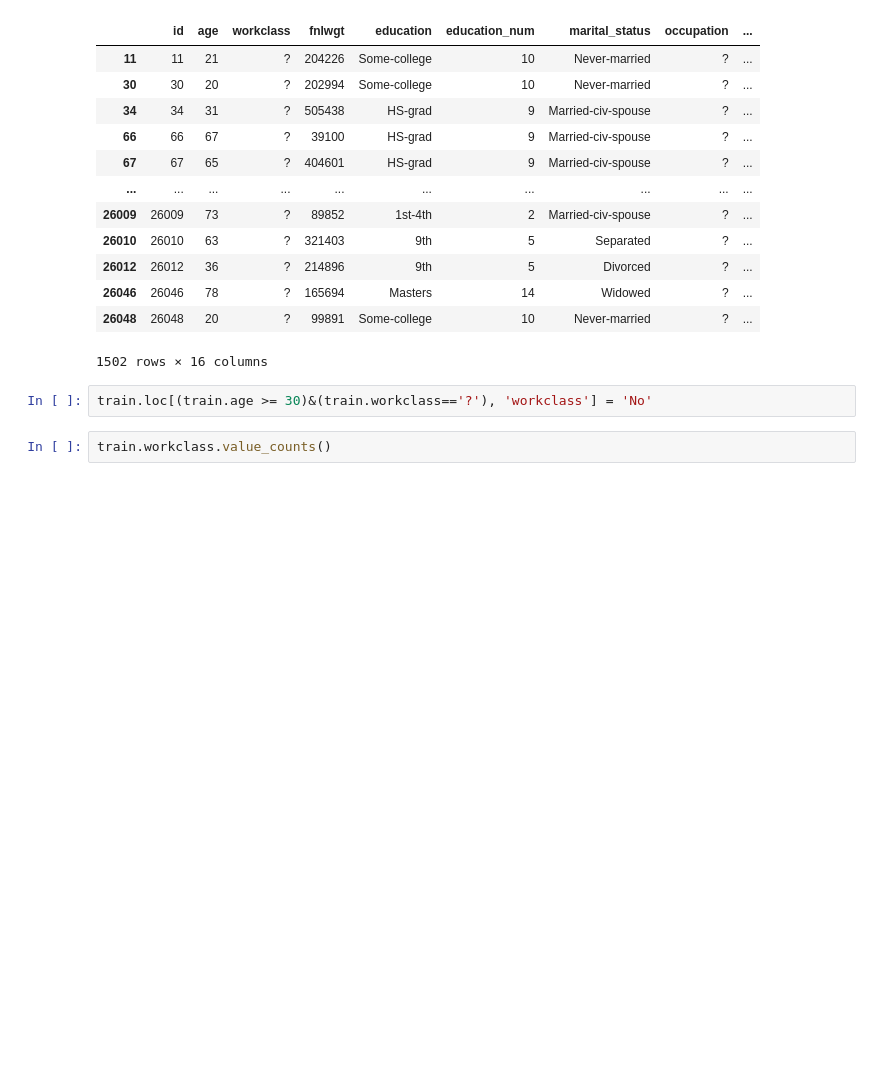
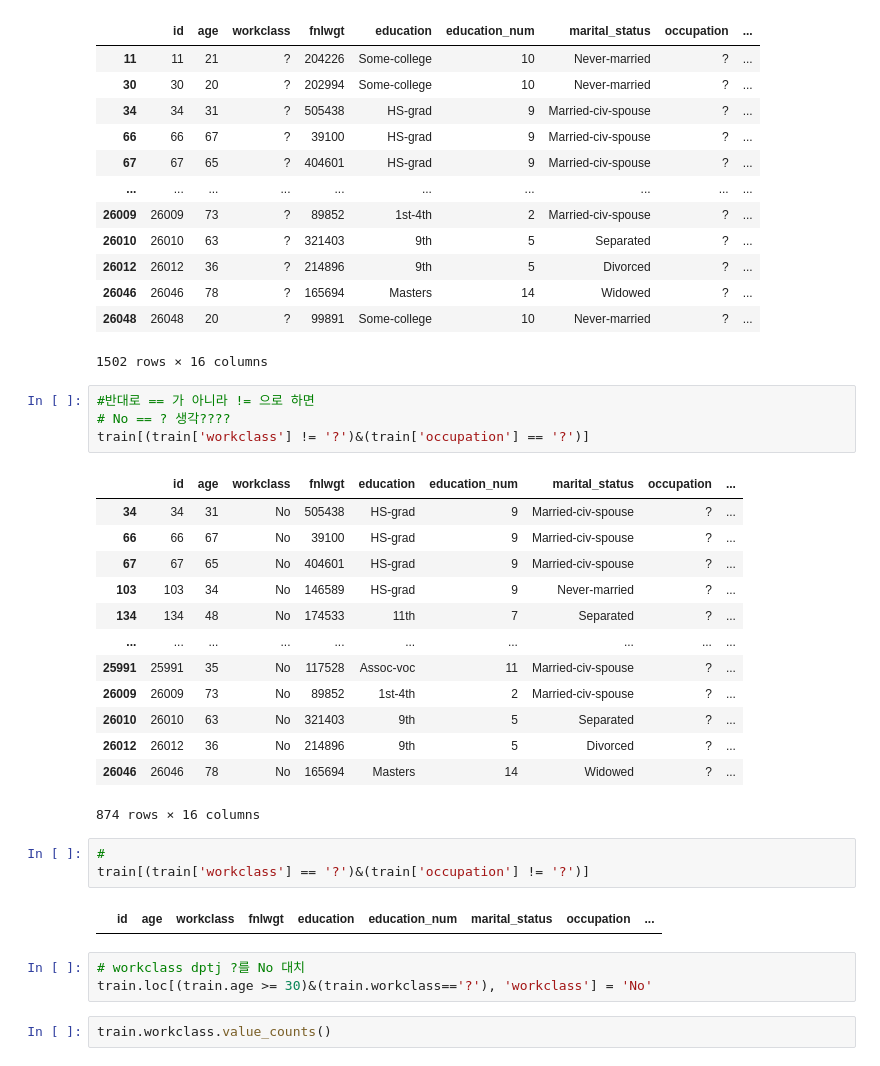
Before and after one commit to Kwangbin/Keras_Basic, a Jupyter notebook: kaggle_sk_001.ipynb, the cells around one changed output. Drawn from its saved outputs; the diff is of its cells as text; blank space fills up the shorter version.

```diff
--- a/kaggle_sk_001.ipynb
+++ b/kaggle_sk_001.ipynb
@@ -452,7 +452,31 @@ train[(train['workclass'] == '?')&(train['occupation'] == '?')]
 | 26046 | 26046 | 78 | ? | 165694 | Masters | 14 | Widowed | ? | ... |
 | 26048 | 26048 | 20 | ? | 99891 | Some-college | 10 | Never-married | ? | ... |
 1502 rows × 16 columns
+# %%
+#반대로 == 가 아니라 != 으로 하면
+# No == ? 생각????
+train[(train['workclass'] != '?')&(train['occupation'] == '?')]
+# %% [output]
+|  | id | age | workclass | fnlwgt | education | education_num | marital_status | occupation | ... |
+| 34 | 34 | 31 | No | 505438 | HS-grad | 9 | Married-civ-spouse | ? | ... |
+| 66 | 66 | 67 | No | 39100 | HS-grad | 9 | Married-civ-spouse | ? | ... |
+| 67 | 67 | 65 | No | 404601 | HS-grad | 9 | Married-civ-spouse | ? | ... |
+| 103 | 103 | 34 | No | 146589 | HS-grad | 9 | Never-married | ? | ... |
+| 134 | 134 | 48 | No | 174533 | 11th | 7 | Separated | ? | ... |
+| ... | ... | ... | ... | ... | ... | ... | ... | ... | ... |
+| 25991 | 25991 | 35 | No | 117528 | Assoc-voc | 11 | Married-civ-spouse | ? | ... |
+| 26009 | 26009 | 73 | No | 89852 | 1st-4th | 2 | Married-civ-spouse | ? | ... |
+| 26010 | 26010 | 63 | No | 321403 | 9th | 5 | Separated | ? | ... |
+| 26012 | 26012 | 36 | No | 214896 | 9th | 5 | Divorced | ? | ... |
+| 26046 | 26046 | 78 | No | 165694 | Masters | 14 | Widowed | ? | ... |
+874 rows × 16 columns
+# %%
+#
+train[(train['workclass'] == '?')&(train['occupation'] != '?')]
+# %% [output]
+|  | id | age | workclass | fnlwgt | education | education_num | marital_status | occupation | ... |
 # %%
+# workclass dptj ?를 No 대치
 train.loc[(train.age >= 30)&(train.workclass=='?'), 'workclass'] = 'No'
 # %%
 train.workclass.value_counts()
```
Also changed, not shown: parts of 33 cells of this notebook.
